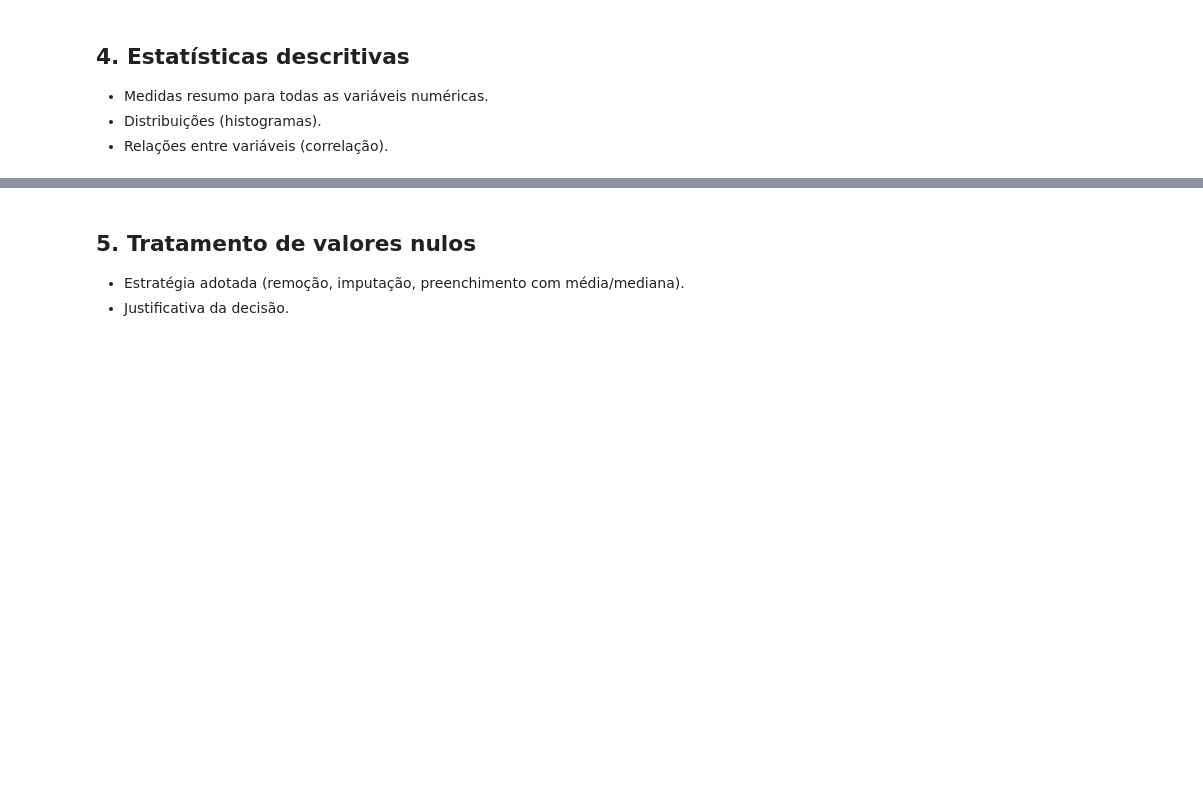
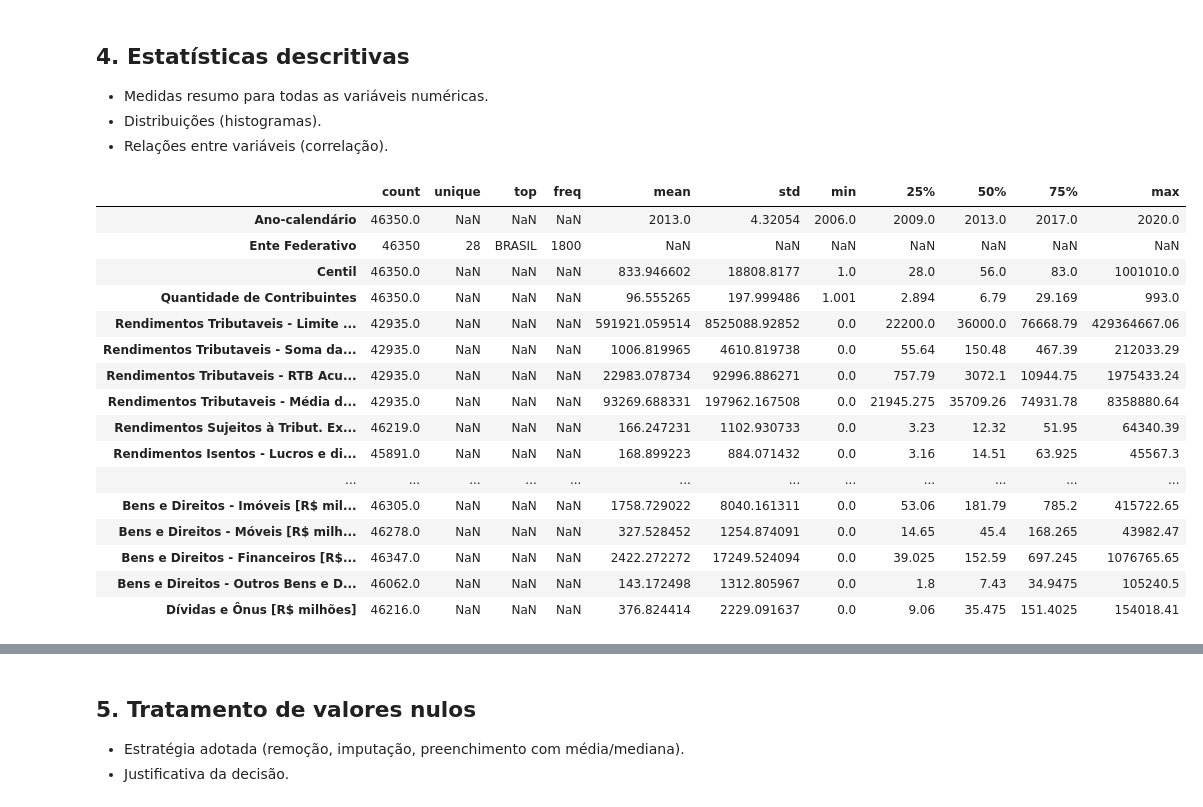
Before and after one commit to iskan228-hub/kmeans-3d-cluster, a Jupyter notebook: notebooks/01_eda_limpeza.ipynb, the cells around one changed output, grey strips where cells are left out. Saved outputs shown, nothing was run; the diff lists cells and outputs as text; code cells hidden in the pictures; blank space fills up the shorter version.

```diff
--- a/notebooks/01_eda_limpeza.ipynb
+++ b/notebooks/01_eda_limpeza.ipynb
@@ -198,3 +203,24 @@ Rendimentos Sujeitos à Tribut. Exclusiva [R$ milhões]
 - Medidas resumo para todas as variáveis numéricas.
 - Distribuições (histogramas).
 - Relações entre variáveis (correlação).
+# %%
+# Estatísticas básicas
+df.describe(include="all").transpose()
+# %% [output]
+|  | count | unique | top | freq | mean | std | min | 25% | 50% | 75% | max |
+| Ano-calendário | 46350.0 | NaN | NaN | NaN | 2013.0 | 4.32054 | 2006.0 | 2009.0 | 2013.0 | 2017.0 | 2020.0 |
+| Ente Federativo | 46350 | 28 | BRASIL | 1800 | NaN | NaN | NaN | NaN | NaN | NaN | NaN |
+| Centil | 46350.0 | NaN | NaN | NaN | 833.946602 | 18808.8177 | 1.0 | 28.0 | 56.0 | 83.0 | 1001010.0 |
+| Quantidade de Contribuintes | 46350.0 | NaN | NaN | NaN | 96.555265 | 197.999486 | 1.001 | 2.894 | 6.79 | 29.169 | 993.0 |
+| Rendimentos Tributaveis - Limite ... | 42935.0 | NaN | NaN | NaN | 591921.059514 | 8525088.92852 | 0.0 | 22200.0 | 36000.0 | 76668.79 | 429364667.06 |
+| Rendimentos Tributaveis - Soma da... | 42935.0 | NaN | NaN | NaN | 1006.819965 | 4610.819738 | 0.0 | 55.64 | 150.48 | 467.39 | 212033.29 |
+| Rendimentos Tributaveis - RTB Acu... | 42935.0 | NaN | NaN | NaN | 22983.078734 | 92996.886271 | 0.0 | 757.79 | 3072.1 | 10944.75 | 1975433.24 |
+| Rendimentos Tributaveis - Média d... | 42935.0 | NaN | NaN | NaN | 93269.688331 | 197962.167508 | 0.0 | 21945.275 | 35709.26 | 74931.78 | 8358880.64 |
+| Rendimentos Sujeitos à Tribut. Ex... | 46219.0 | NaN | NaN | NaN | 166.247231 | 1102.930733 | 0.0 | 3.23 | 12.32 | 51.95 | 64340.39 |
+| Rendimentos Isentos - Lucros e di... | 45891.0 | NaN | NaN | NaN | 168.899223 | 884.071432 | 0.0 | 3.16 | 14.51 | 63.925 | 45567.3 |
+| ... | ... | ... | ... | ... | ... | ... | ... | ... | ... | ... | ... |
+| Bens e Direitos - Imóveis [R$ mil... | 46305.0 | NaN | NaN | NaN | 1758.729022 | 8040.161311 | 0.0 | 53.06 | 181.79 | 785.2 | 415722.65 |
+| Bens e Direitos - Móveis [R$ milh... | 46278.0 | NaN | NaN | NaN | 327.528452 | 1254.874091 | 0.0 | 14.65 | 45.4 | 168.265 | 43982.47 |
+| Bens e Direitos - Financeiros [R$... | 46347.0 | NaN | NaN | NaN | 2422.272272 | 17249.524094 | 0.0 | 39.025 | 152.59 | 697.245 | 1076765.65 |
+| Bens e Direitos - Outros Bens e D... | 46062.0 | NaN | NaN | NaN | 143.172498 | 1312.805967 | 0.0 | 1.8 | 7.43 | 34.9475 | 105240.5 |
+| Dívidas e Ônus [R$ milhões] | 46216.0 | NaN | NaN | NaN | 376.824414 | 2229.091637 | 0.0 | 9.06 | 35.475 | 151.4025 | 154018.41 |
```
Also changed, not shown: parts of 8 cells of this notebook.
